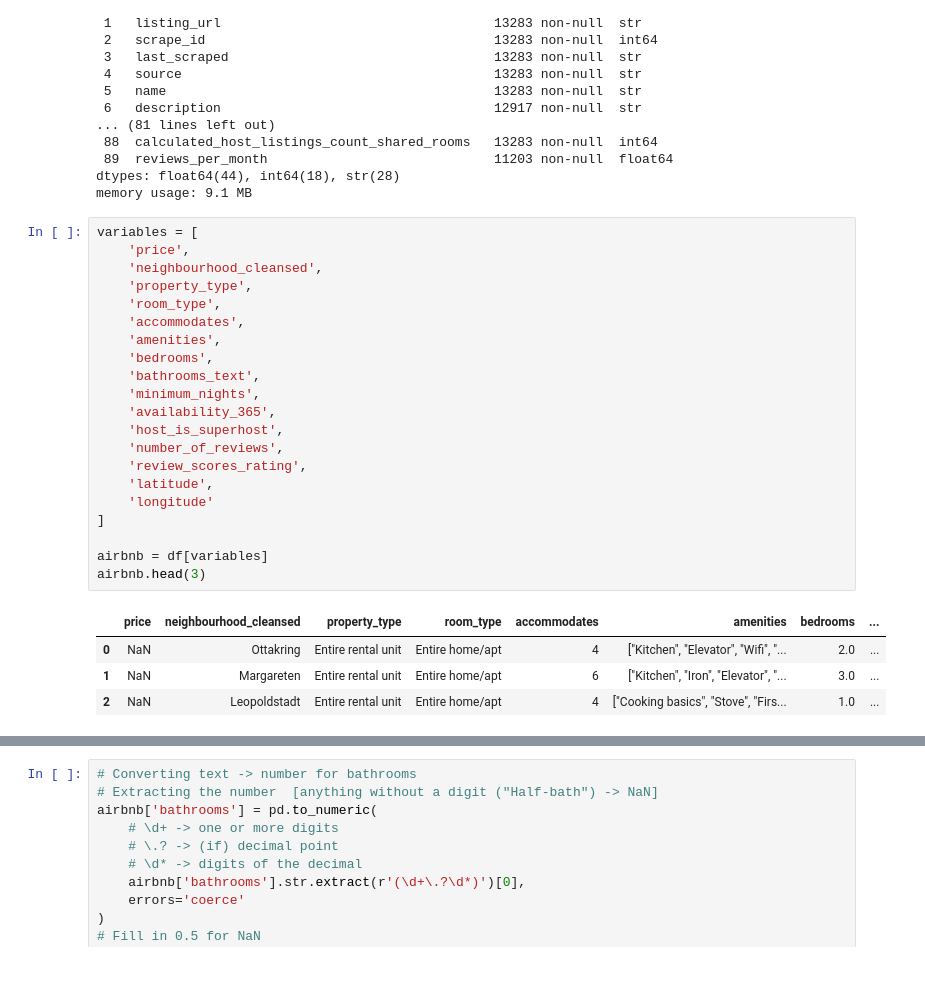
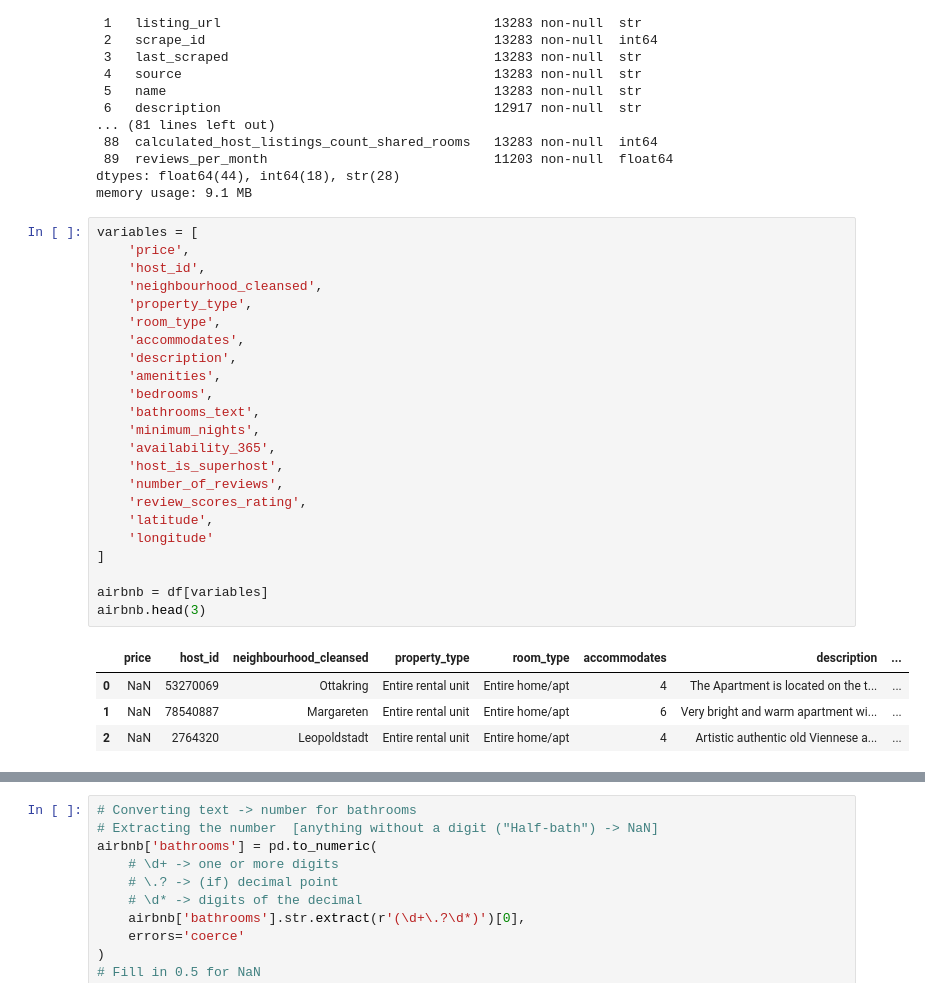
Before and after one commit to CccRosela/Vienna-Airbnb-Data-Analysis, a Jupyter notebook: Airbnb Project/notebook/Airbnb_Analysis.ipynb, the cells around one changed output, grey strips where cells are left out. Cells and saved outputs as stored; diff of their text form.

```diff
--- a/Airbnb Project/notebook/Airbnb_Analysis.ipynb
+++ b/Airbnb Project/notebook/Airbnb_Analysis.ipynb
@@ -90,28 +93,30 @@ memory usage: 9.1 MB
 # %%
 variables = [
     'price',
+    'host_id',
     'neighbourhood_cleansed',
     'property_type',
     'room_type',
     'accommodates',
+    'description',
     'amenities',
     'bedrooms',
     'bathrooms_text',
     'minimum_nights',
     'availability_365',
     'host_is_superhost',
     'number_of_reviews',
     'review_scores_rating',
     'latitude',
     'longitude'
 ]
 
 airbnb = df[variables]
 airbnb.head(3)
 # %% [output]
-|  | price | neighbourhood_cleansed | property_type | room_type | accommodates | amenities | bedrooms | ... |
-| 0 | NaN | Ottakring | Entire rental unit | Entire home/apt | 4 | ["Kitchen", "Elevator", "Wifi", "... | 2.0 | ... |
-| 1 | NaN | Margareten | Entire rental unit | Entire home/apt | 6 | ["Kitchen", "Iron", "Elevator", "... | 3.0 | ... |
-| 2 | NaN | Leopoldstadt | Entire rental unit | Entire home/apt | 4 | ["Cooking basics", "Stove", "Firs... | 1.0 | ... |
+|  | price | host_id | neighbourhood_cleansed | property_type | room_type | accommodates | description | ... |
+| 0 | NaN | 53270069 | Ottakring | Entire rental unit | Entire home/apt | 4 | The Apartment is located on the t... | ... |
+| 1 | NaN | 78540887 | Margareten | Entire rental unit | Entire home/apt | 6 | Very bright and warm apartment wi... | ... |
+| 2 | NaN | 2764320 | Leopoldstadt | Entire rental unit | Entire home/apt | 4 | Artistic authentic old Viennese a... | ... |
 # %%
 airbnb = airbnb.rename(columns={
```
Also changed, not shown: parts of 16 cells of this notebook, 3 other files.
